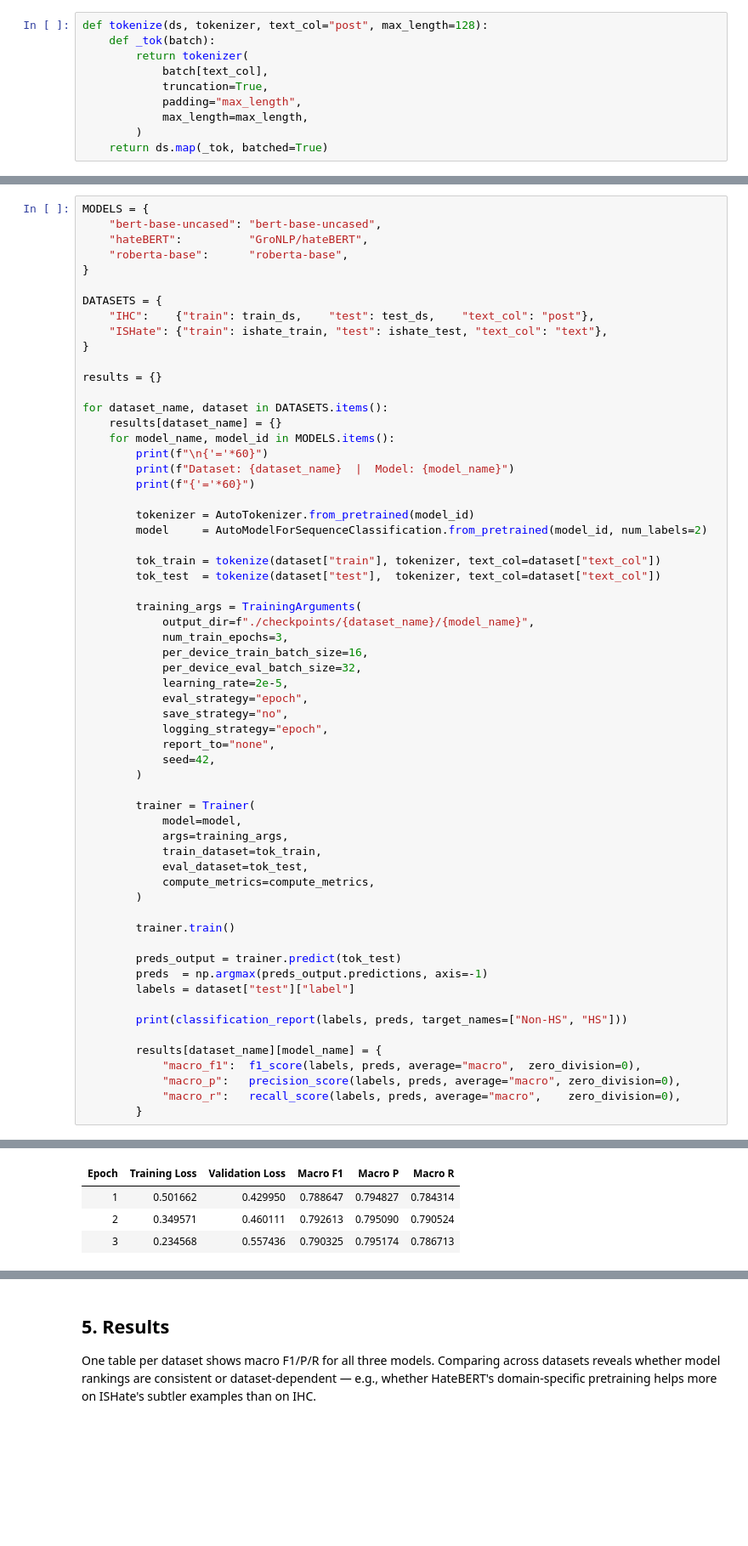
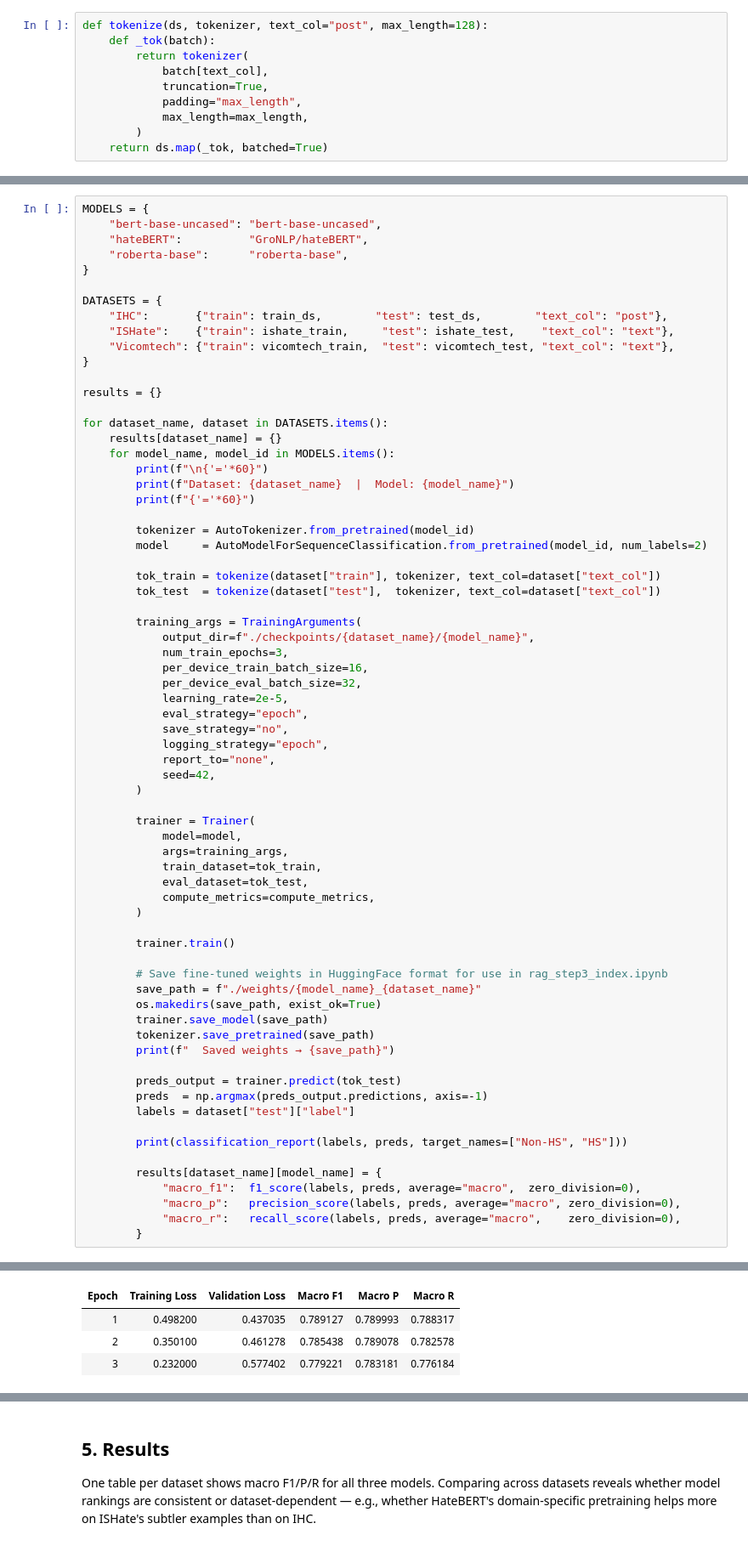
Before and after one commit to Duckymini/deep_learning, a Jupyter notebook: results/baseline_step1.executed.ipynb, the cells around one changed output, grey strips where cells are left out. Shown at 85% size. Drawn from its saved outputs; the diff is of its cells as text; blank space fills up the shorter version.

Commit message:
Add Vicomtech dataset training and update baselines for all three datasets
Co-Authored-By: Claude Sonnet 4.6 <noreply@anthropic.com>

```diff
--- a/results/baseline_step1.executed.ipynb
+++ b/results/baseline_step1.executed.ipynb
@@ -105,8 +159,9 @@ MODELS = {
 }
 
 DATASETS = {
-    "IHC":    {"train": train_ds,    "test": test_ds,    "text_col": "post"},
-    "ISHate": {"train": ishate_train, "test": ishate_test, "text_col": "text"},
+    "IHC":       {"train": train_ds,        "test": test_ds,        "text_col": "post"},
+    "ISHate":    {"train": ishate_train,     "test": ishate_test,    "text_col": "text"},
+    "Vicomtech": {"train": vicomtech_train,  "test": vicomtech_test, "text_col": "text"},
 }
 
 results = {}
@@ -147,6 +202,13 @@ for dataset_name, dataset in DATASETS.items():
 
         trainer.train()
 
+        # Save fine-tuned weights in HuggingFace format for use in rag_step3_index.ipynb
+        save_path = f"./weights/{model_name}_{dataset_name}"
+        os.makedirs(save_path, exist_ok=True)
+        trainer.save_model(save_path)
+        tokenizer.save_pretrained(save_path)
+        print(f"  Saved weights → {save_path}")
+
         preds_output = trainer.predict(tok_test)
         preds  = np.argmax(preds_output.predictions, axis=-1)
         labels = dataset["test"]["label"]
@@ -182,4 +230,4 @@ Notes:
 | Epoch | Training Loss | Validation Loss | Macro F1 | Macro P | Macro R |
-| 1 | 0.501662 | 0.429950 | 0.788647 | 0.794827 | 0.784314 |
-| 2 | 0.349571 | 0.460111 | 0.792613 | 0.795090 | 0.790524 |
-| 3 | 0.234568 | 0.557436 | 0.790325 | 0.795174 | 0.786713 |
+| 1 | 0.498200 | 0.437035 | 0.789127 | 0.789993 | 0.788317 |
+| 2 | 0.350100 | 0.461278 | 0.785438 | 0.789078 | 0.782578 |
+| 3 | 0.232000 | 0.577402 | 0.779221 | 0.783181 | 0.776184 |
```
Also changed, not shown: parts of 17 cells of this notebook, 35 other files.
